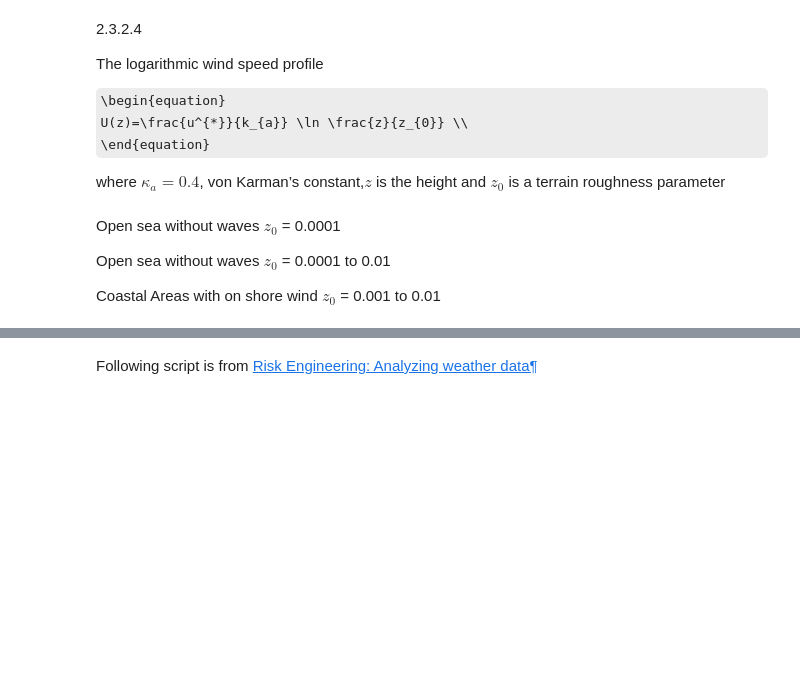
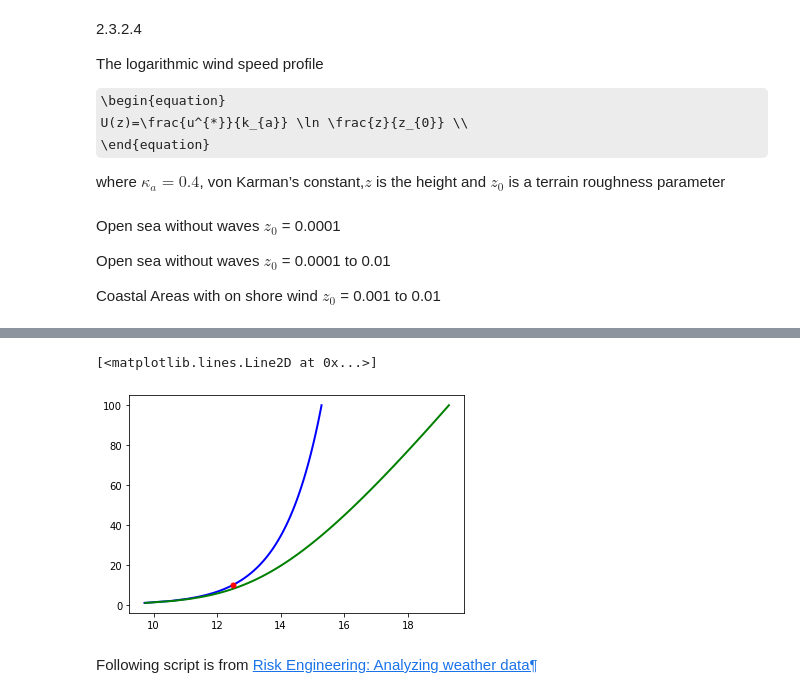
Before and after one commit to famiuer/EnvironmentalStudy, a Jupyter notebook: Section 2 Wind Conditions.ipynb, the cells around one changed output, grey strips where cells are left out. Saved outputs shown, nothing was run; the diff lists cells and outputs as text; code cells hidden in the pictures; some formulas as TeX source; blank space fills up the shorter version.

```diff
--- a/Section 2 Wind Conditions.ipynb
+++ b/Section 2 Wind Conditions.ipynb
@@ -171,3 +178,29 @@ plt.legend()
+# %%
+#Frøya wind profile model d
+
+
+U_0 = 12.5
+H = 10
+T_0 = 10#min
+
+
+Height = np.linspace(1,100, 100)
+
+
+C = 5.73 * 10**(-2) * np.sqrt(1 + 0.148* U_0)
+
+I_U = 0.06 * (1 + 0.043 * U_0)* (Height / H)
+
+T10 = 10
+T20 = 5
+Ux10 = U_0 * (1 + C * np.log(Height/H)) * ( 1 - 0.41 * I_U * np.log(T10 / T_0))
+Ux20 = U_0 * (1 + C * np.log(Height/H)) * ( 1 - 0.41 * I_U * np.log(T20 / T_0))
+plt.plot(Ux10, Height, "b-", lw=2,label = f'Frøya T = 10min')
+plt.plot(Ux20, Height, "g-", lw=2,label = f'Frøya T = 20min')
+plt.plot(U_0 , 10,'.r',markersize=10)
+# %% [output]
+[<matplotlib.lines.Line2D at 0x...>]
+[figure, added]
 # %% [markdown]
 
 Following script is from  [Risk Engineering: Analyzing weather data¶](https://risk-engineering.org/notebook/data-analysis-weather.html)
```
Also changed, not shown: parts of 2 cells of this notebook.
